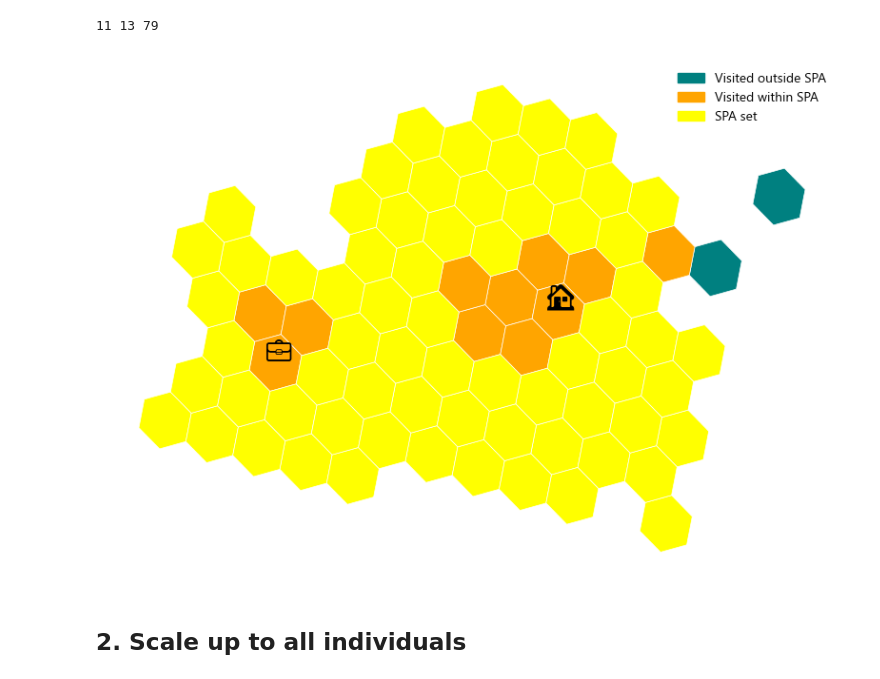
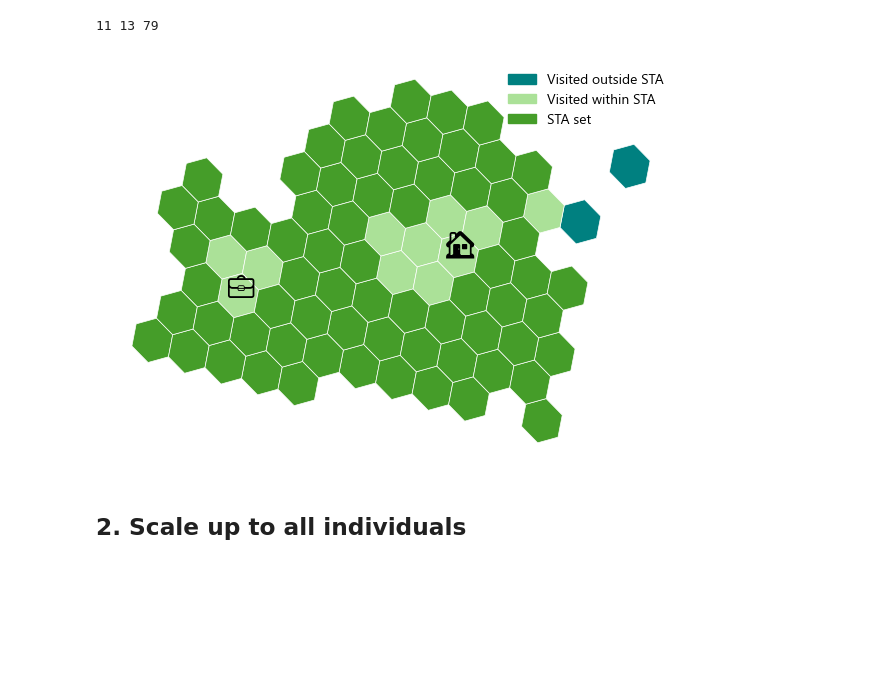
Before and after one commit to TheYuanLiao/netmob25, a Jupyter notebook: src/10-spa-set-vs-visits.ipynb, the cells around one changed output. Drawn from its saved outputs; the diff is of its cells as text; code cells hidden in the pictures; blank space fills up the shorter version.

```diff
--- a/src/10-spa-set-vs-visits.ipynb
+++ b/src/10-spa-set-vs-visits.ipynb
@@ -263,7 +256,7 @@ def visualize_h3_ids(h3_list_v, h3_list_s):
         crs="EPSG:4326"
     )
     gdf_h3_1.columns= ['h3_id', 'geometry']
-    gdf_h3_1.loc[:, 'label'] = 'Visited within SPA'
+    gdf_h3_1.loc[:, 'label'] = 'Visited within STA'
 
     tp_outside = [x for x in h3_list_v if x not in intersection]
     polygons = [Polygon(h3.cells_to_geo([x])['coordinates'][0]) for x in tp_outside]
@@ -275,7 +268,7 @@ def visualize_h3_ids(h3_list_v, h3_list_s):
         crs="EPSG:4326"
     )
     gdf_h3_2.columns= ['h3_id', 'geometry']
-    gdf_h3_2.loc[:, 'label'] = 'Visited outside SPA'
+    gdf_h3_2.loc[:, 'label'] = 'Visited outside STA'
 
     # Create a GeoDataFrame for the second set of H3 IDs
     tp = [x for x in h3_list_s if x not in h3_list_v]
@@ -286,19 +279,19 @@ def visualize_h3_ids(h3_list_v, h3_list_s):
         crs="EPSG:4326"
     )
     gdf_h3_s.columns= ['h3_id', 'geometry']
-    gdf_h3_s.loc[:, 'label'] = 'SPA set'
+    gdf_h3_s.loc[:, 'label'] = 'STA set'
     return pd.concat([gdf_h3_1, gdf_h3_2, gdf_h3_s], ignore_index=True)
 
 gdf_plot = visualize_h3_ids(set_v, set_s['h3_id'].tolist())
 # Define color mapping manually
 color_dict = {
-    'Visited outside SPA': 'teal',
-    'Visited within SPA': 'orange',
-    'SPA set': 'yellow'
+    'Visited outside STA': 'teal',
+    'Visited within STA': '#ABE198',
+    'STA set': '#459D29'
 }
 
 # Plot base map
-fig, ax = plt.subplots(figsize=(8, 8))
+fig, ax = plt.subplots(figsize=(6, 4.5))
 
 # Plot polygons by category with manual color
 for label, color in color_dict.items():
@@ -309,34 +302,35 @@ for label, color in color_dict.items():
         linewidth=0.5
     )
 
 # Plot home and work points
 # Plot emoji markers using text
 ax.text(
     location_dict[i]['Home'][1], location_dict[i]['Home'][0],
     '🏠', fontsize=18, ha='center', va='center'
 )
 ax.text(
     location_dict[i]['Work'][1], location_dict[i]['Work'][0],
     '💼', fontsize=18, ha='center', va='center'
 )
 
 # Manually define legend patches for polygons
 legend_patches = [
     mpatches.Patch(color=color, label=label) for label, color in color_dict.items()
 ]
 
 # Add point handles for Home and Work
 legend_handles = legend_patches # + [home, work]
 
 # Draw the legend with no box
 ax.legend(handles=legend_handles, frameon=False)
 
 # Final cleanup
 ax.axis('off')
 plt.tight_layout()
+fig.savefig("figures/sta_example.png", dpi=300, bbox_inches='tight')
 plt.show()
 # %% [output]
-[figure, old version]
+[figure, new version]
 # %% [markdown]
 ## 2. Scale up to all individuals
 # %%
```
Also changed, not shown: parts of 11 cells of this notebook, 26 other files.
